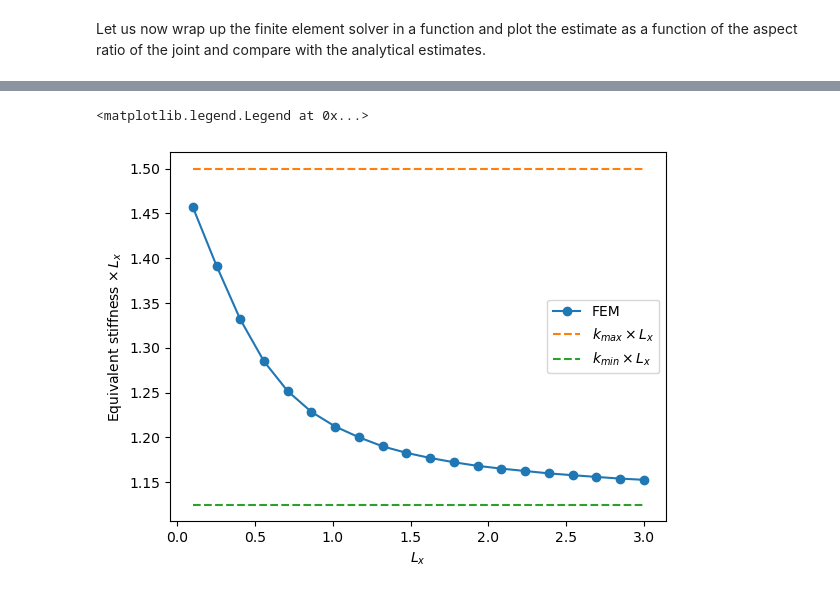
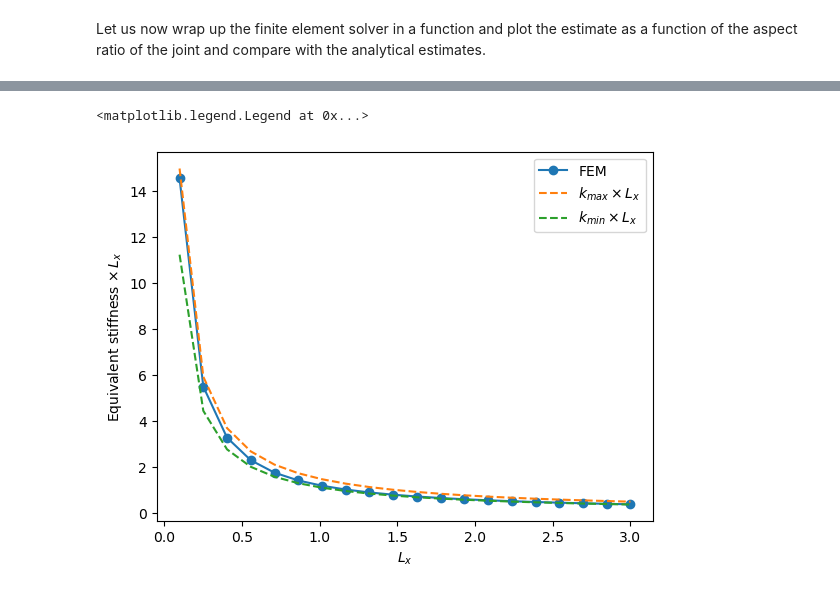
Before and after one commit to msolides-2022/fem-examples, a Jupyter notebook: 02-ElasticJoint.ipynb, the cells around one changed output, grey strips where cells are left out. Drawn from its saved outputs; the diff is of its cells as text; code cells hidden in the pictures.

```diff
--- a/02-ElasticJoint.ipynb
+++ b/02-ElasticJoint.ipynb
@@ -17,7 +17,7 @@ from petsc4py.PETSc import ScalarType
 ## Define the linear problem and solve
 Let us generate a simple mesh. More complex and realistic meshes can be generated with [gmsh](http://gmsh.info/.)
 # %%
-Lx = 10.
+Lx = 3.0
 Ly = 1.
 nu = 1./3.
 E = 1.
@@ -268,14 +274,18 @@ def k_equivalent_fem(Lx=0.1,nu=1./3.,mesh_size=0.05):
     uh = problem.solve()
     uh.name = "displacement"
     elastic_energy = dolfinx.fem.assemble_scalar(dolfinx.fem.form(0.5 * a(uh, uh)))
-    print(f"Lx: {Lx:2.3f}, The elastic energy energy is {elastic_energy:2.3f}")
+    k_equivalent = elastic_energy * 2 / u_d **2
+    # Calculate upper and lower bounds for k_equivalent
+    k_min = 2 *E * (Ly/2) /((1-nu**2)*Lx)
+    k_max = 2 *E * (Ly/2) /(Lx) *(1-nu)/((1-2*nu)*(1+nu))
+    print(f"Lx: {Lx:2.3f}, The elastic energy is {elastic_energy:2.3f}, equivalent stiffness is {k_equivalent:2.3f}, k_lower: {k_min:2.3f}, k_upper: {k_max:2.3f}")
 
-    return  elastic_energy * 2 / u_d **2
+    return  k_equivalent, k_min, k_max
 
 k_equivalent_fem(Lx=1.0,nu=1./3.,mesh_size=0.05)
 
 Ls = np.linspace(.1,3,20)
-ks = [k_equivalent_fem(Lx,nu=1./3.,mesh_size=min([0.1,Lx/10])) for Lx in Ls]
+ks = np.array([k_equivalent_fem(Lx,nu=1./3.,mesh_size=min([0.1,Lx/10])) for Lx in Ls])
 
 # plot the results
 # %% [output]
@@ -299,12 +332,12 @@ Lx: 3.000, The elastic energy energy is 0.192
 # %%
 
-plt.plot(Ls,ks * Ls,'o-',label='FEM')
+plt.plot(Ls,ks[:,0] ,'o-',label='FEM')
 
-plt.plot(Ls,k_max * np.ones_like(Ls),'--',label=r'$k_{max} \times L_x$')
-plt.plot(Ls,k_min * np.ones_like(Ls),'--',label=r'$k_{min} \times L_x $')
+plt.plot(Ls,ks[:,2] * np.ones_like(Ls),'--',label=r'$k_{max} \times L_x$')
+plt.plot(Ls,ks[:,1] * np.ones_like(Ls),'--',label=r'$k_{min} \times L_x $')
 plt.xlabel(r'$L_x$')
 plt.ylabel(r'Equivalent stiffness $\times \,L_x$')
 plt.legend()
 # %% [output]
 <matplotlib.legend.Legend at 0x...>
-[figure, old version]
+[figure, new version]
```
Also changed, not shown: parts of 9 cells of this notebook, 5 other files.
